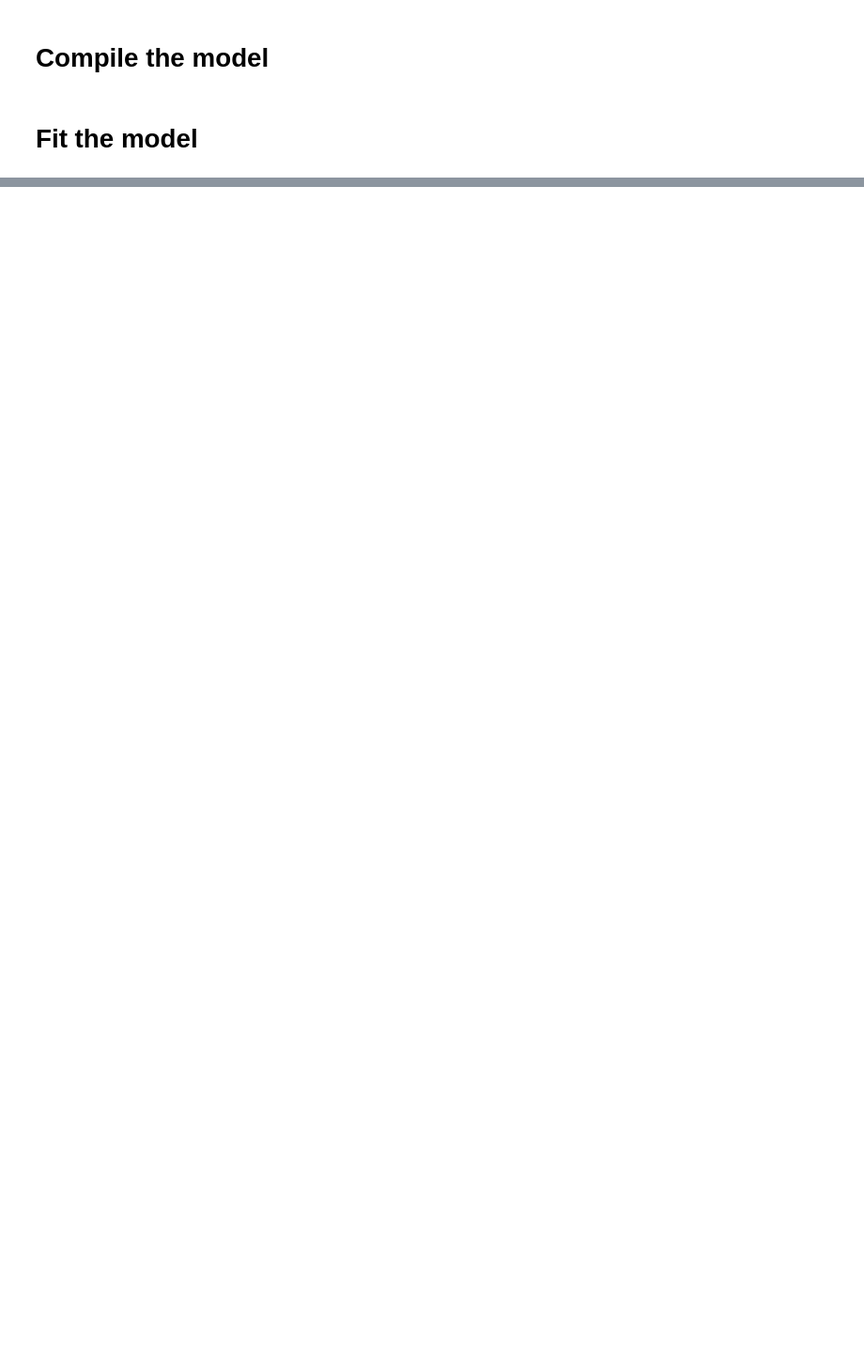
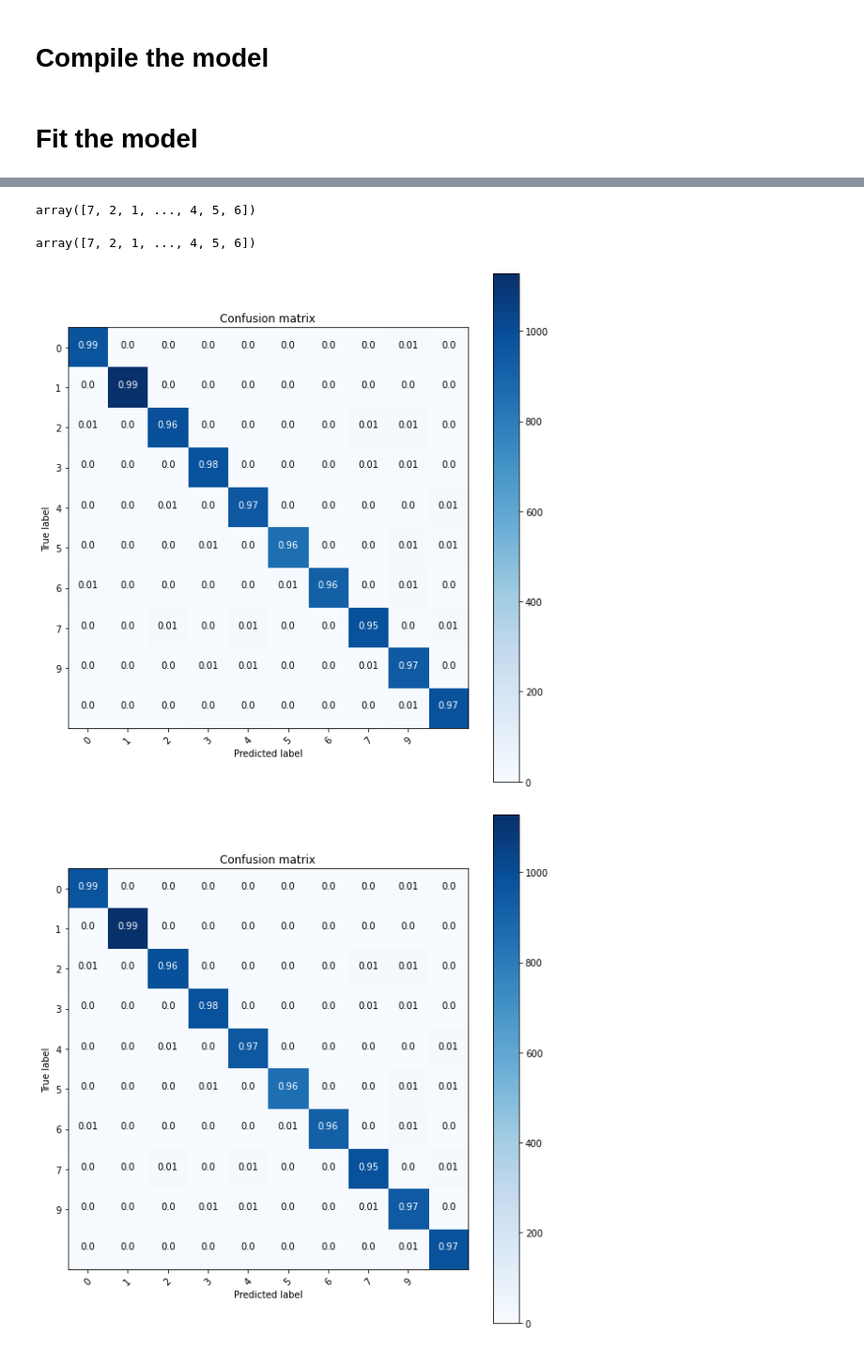
Before and after one commit to yellowsimulator/blog-posts, a Jupyter notebook: tf_sequential/lecture_code/sequentil_api_classification.ipynb, the cells around one changed output, grey strips where cells are left out. Shown: that part at 94% size. Drawn from its saved outputs; the diff is of its cells as text; code cells hidden in the pictures; blank space fills up the shorter version.

```diff
--- a/tf_sequential/lecture_code/sequentil_api_classification.ipynb
+++ b/tf_sequential/lecture_code/sequentil_api_classification.ipynb
@@ -166,0 +214,3 @@ NameError: name 'plot_confusion_matrix' is not defined
+# %%
+pred_y = new_model.predict(test_X)
+pred_y
@@ -166,0 +254,18 @@ NameError: name 'plot_confusion_matrix' is not defined
+# %%
+predicted_labels = np.argmax(pred_y, axis=1)
+predicted_labels
+# %% [output]
+array([7, 2, 1, ..., 4, 5, 6])
+# %%
+true_labels = test_y.astype(int)
+true_labels
+# %% [output]
+array([7, 2, 1, ..., 4, 5, 6])
+# %%
+cm = confusion_matrix(true_labels, predicted_labels)
+# %%
+class_names = [0,1,2,3,4,5,6,7,9]
+plot_confusion_matrix(cm, class_names)
+# %% [output]
+[figure, added]
+[figure, added]
```
Also changed, not shown: parts of 14 cells of this notebook, 5 other files.
